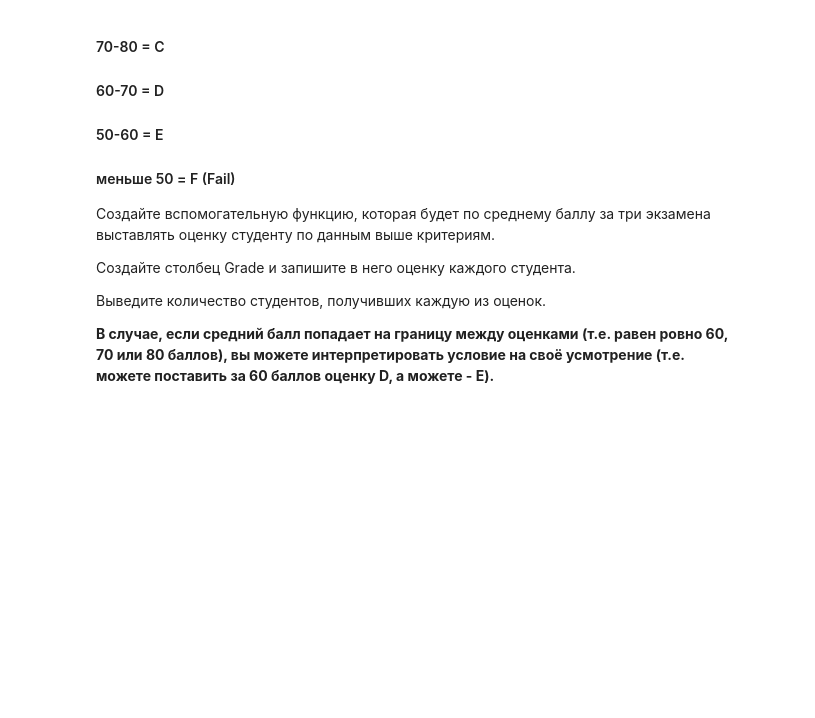
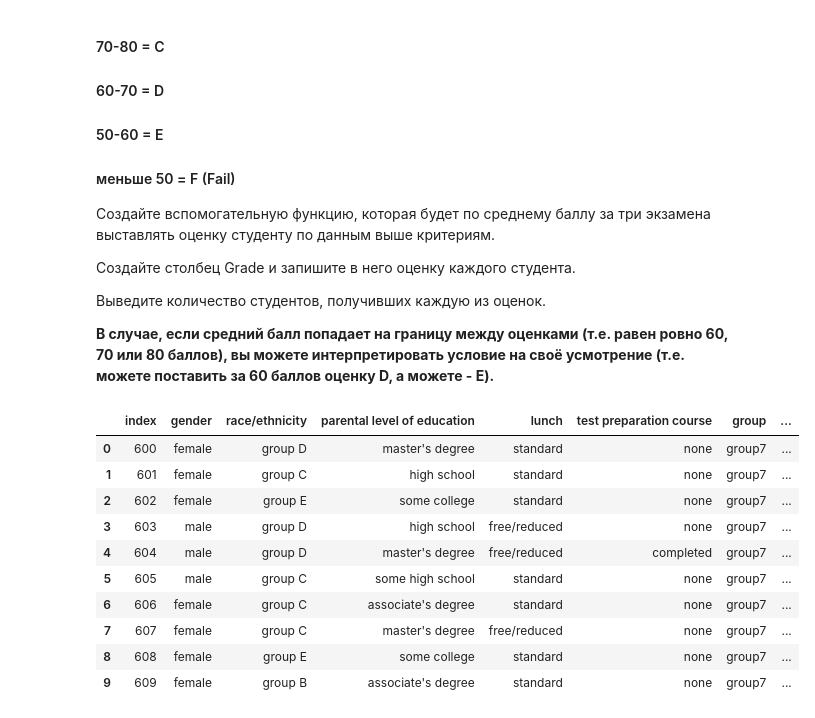
Before and after one commit to lapshinaaa/homework_machineLearning, a Jupyter notebook: hw02_pandas.ipynb, the cells around one changed output. Saved outputs shown, nothing was run; the diff lists cells and outputs as text; code cells hidden in the pictures; blank space fills up the shorter version.

```diff
--- a/hw02_pandas.ipynb
+++ b/hw02_pandas.ipynb
@@ -185,0 +303,13 @@ https://www.kaggle.com/kamilpolak/tutorial-how-to-use-pivot-table-in-pandas
+# %%
+def pass_status(df):
+    if ((df['math score'] >= passmark) & (df['writing score'] >= passmark) & (df['reading score'] >= passmark)) :
+        return "P"
+    else:
+        return "F"
+
+df_students['OverAll_PassStatus'] = df_students.apply(pass_status, axis = 1)
+
+#demonstrating the result:
+#df_students.head(10)
+
+df_students.loc[df_students.OverAll_PassStatus == 'P', 'OverAll_PassStatus'].count()
@@ -201,8 +333,39 @@ https://www.kaggle.com/kamilpolak/tutorial-how-to-use-pivot-table-in-pandas
 Выведите количество студентов, получивших каждую из оценок.
 
 **В случае, если средний балл попадает на границу между оценками (т.е. равен ровно 60, 70 или 80 баллов), вы можете интерпретировать условие на своё усмотрение (т.е. можете поставить за 60 баллов оценку D, а можете - E).**
-# %%
-def GetGrade(average_mark):
-    # your code here
-
-# your code here
+# %%
+def GetGrade(average_mark: int) -> str:
+    if average_mark < 50:
+      return 'F'
+
+    elif (average_mark >= 50) & (average_mark < 60):
+      return 'E'
+
+    elif (average_mark >= 60) & (average_mark < 70):
+      return 'D'
+
+    elif (average_mark >= 70) & (average_mark < 80):
+      return 'C'
+
+    elif (average_mark >= 80) & (average_mark < 90):
+      return 'B'
+
+    else:
+      return 'A'
+
+
+
+df_students['Grade'] = df_students.apply(lambda x: GetGrade(x[['math score', 'writing score', 'reading score']].mean()), axis = 1)
+df_students.head(10)
+# %% [output]
+|  | index | gender | race/ethnicity | parental level of education | lunch | test preparation course | group | ... |
+| 0 | 600 | female | group D | master's degree | standard | none | group7 | ... |
+| 1 | 601 | female | group C | high school | standard | none | group7 | ... |
+| 2 | 602 | female | group E | some college | standard | none | group7 | ... |
+| 3 | 603 | male | group D | high school | free/reduced | none | group7 | ... |
+| 4 | 604 | male | group D | master's degree | free/reduced | completed | group7 | ... |
+| 5 | 605 | male | group C | some high school | standard | none | group7 | ... |
+| 6 | 606 | female | group C | associate's degree | standard | none | group7 | ... |
+| 7 | 607 | female | group C | master's degree | free/reduced | none | group7 | ... |
+| 8 | 608 | female | group E | some college | standard | none | group7 | ... |
+| 9 | 609 | female | group B | associate's degree | standard | none | group7 | ... |
```
Also changed, not shown: parts of 28 cells of this notebook.
